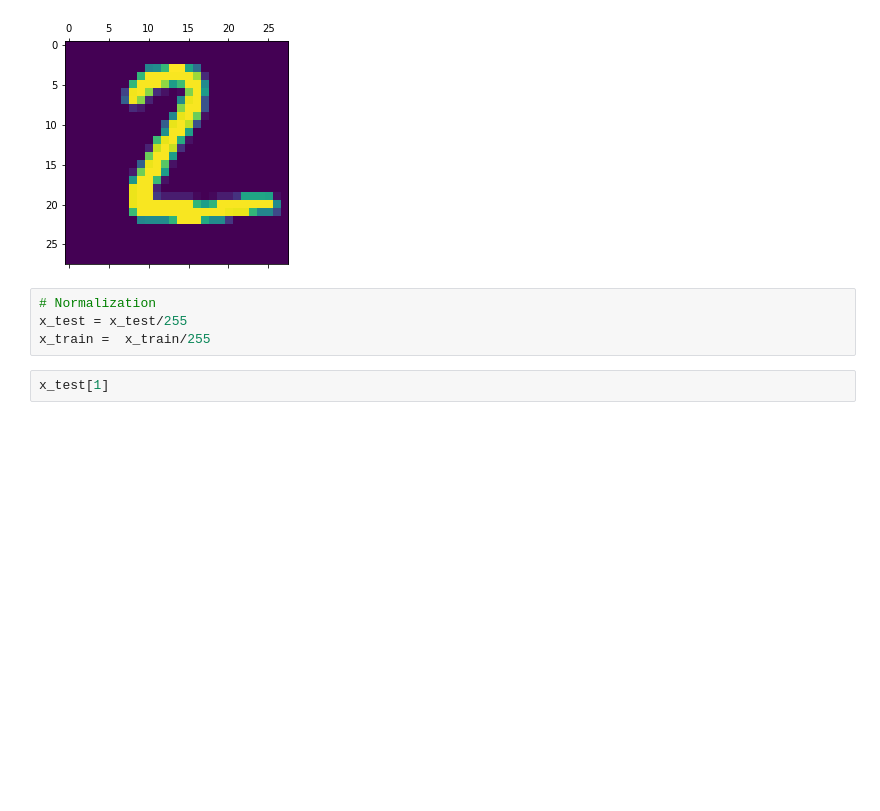
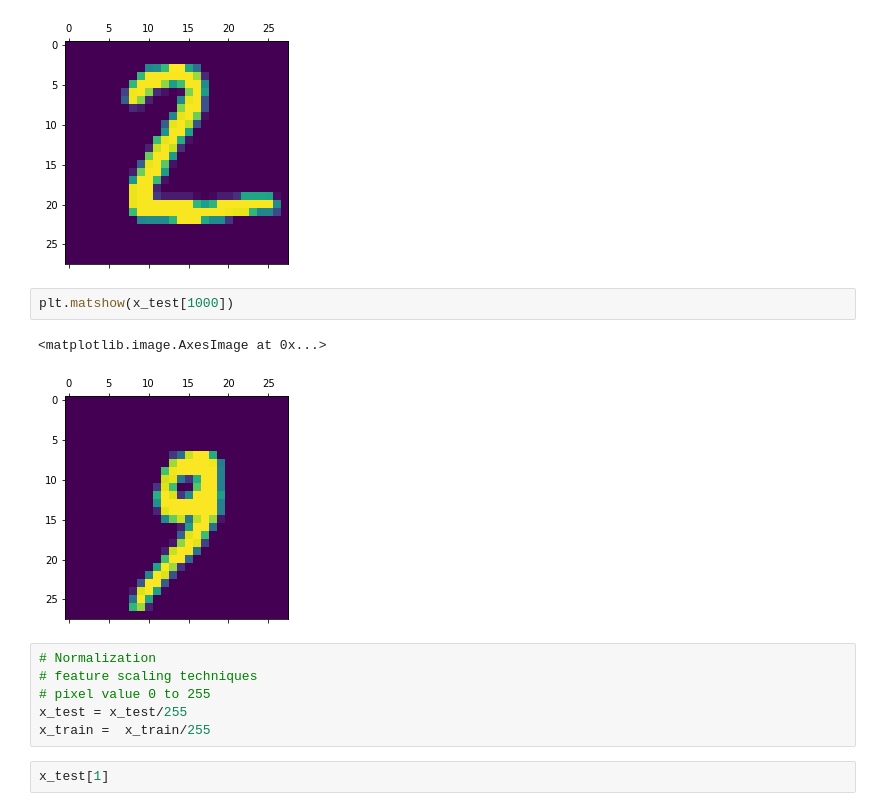
Before and after one commit to Void-Brain70/Deep_Learning, a Jupyter notebook: Handwritten_Digit_Classification.ipynb, the cells around one changed output. Saved outputs shown, nothing was run; the diff lists cells and outputs as text; blank space fills up the shorter version.

```diff
--- a/Handwritten_Digit_Classification.ipynb
+++ b/Handwritten_Digit_Classification.ipynb
@@ -76,8 +78,15 @@ plt.matshow(x_test[1])
 # %% [output]
 <matplotlib.image.AxesImage at 0x...>
 [figure]
+# %%
+plt.matshow(x_test[1000])
+# %% [output]
+<matplotlib.image.AxesImage at 0x...>
+[figure, added]
 # %%
 # Normalization
+# feature scaling techniques
+# pixel value 0 to 255
 x_test = x_test/255
 x_train =  x_train/255
 # %%
```
Also changed, not shown: parts of 17 cells of this notebook.
